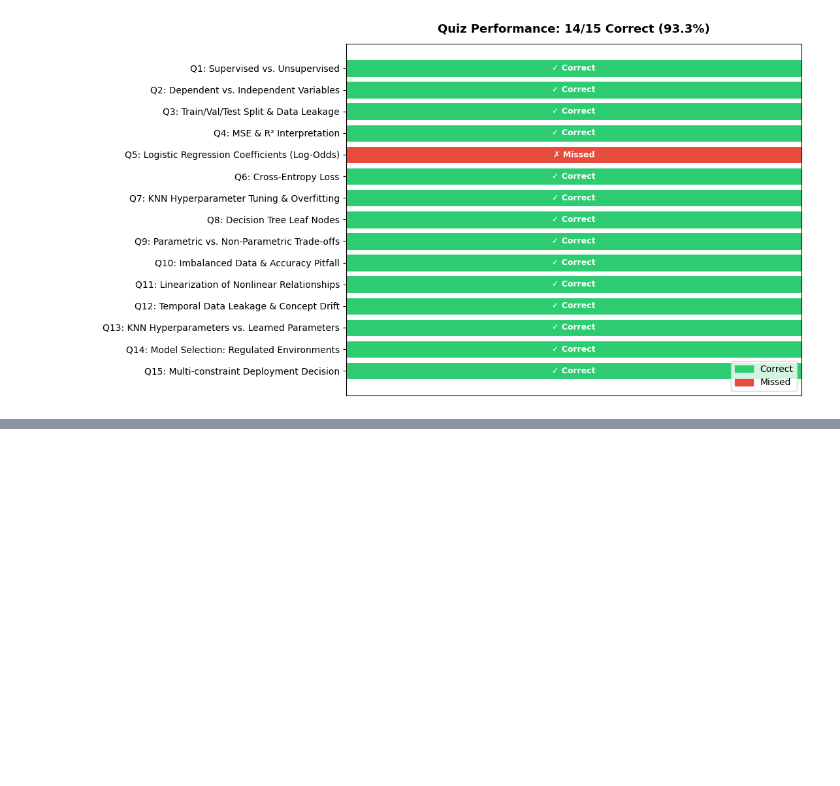
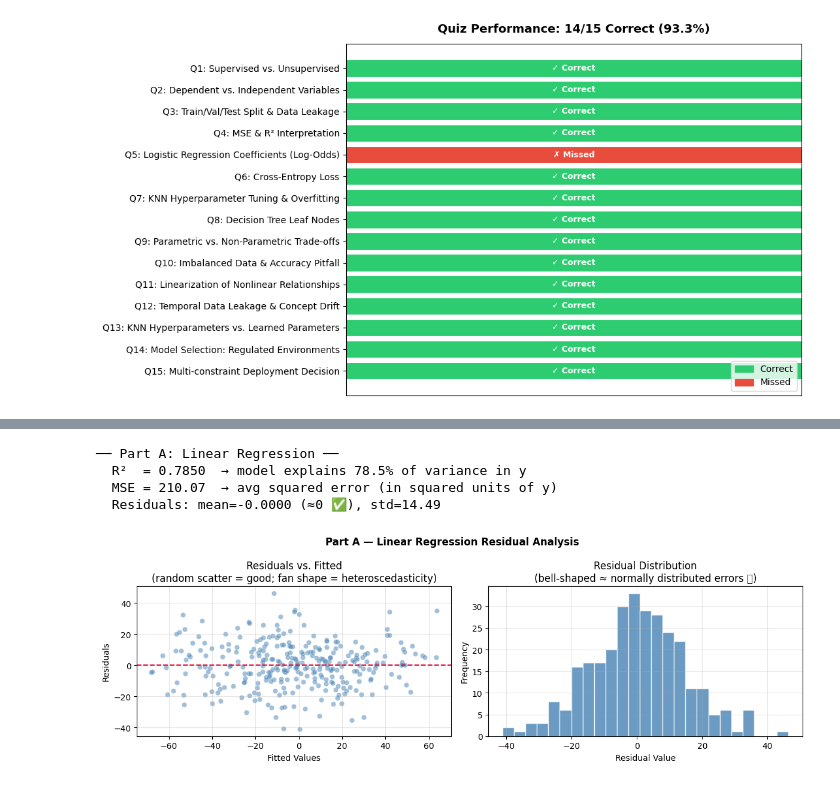
Before and after one commit to caatat741213/ML_Frameworks_JobInterviewGuide_Workshop, a Jupyter notebook: JobInterviewGuide_Workshop_lily.ipynb, the cells around one changed output, grey strips where cells are left out. Cells and saved outputs as stored; diff of their text form; code cells hidden in the pictures; blank space fills up the shorter version.

Commit message:
fix: add score

```diff
--- a/JobInterviewGuide_Workshop_lily.ipynb
+++ b/JobInterviewGuide_Workshop_lily.ipynb
@@ -727,0 +315,75 @@ A: Lower the decision threshold below 0.5. This makes the model more aggressive
+# %%
+# ✅ Exercise 2: Linear Regression Residuals + Logistic Regression Coefficient Interpretation
+import numpy as np
+import pandas as pd
+import matplotlib.pyplot as plt
+from sklearn.datasets import make_regression, make_classification
+from sklearn.linear_model import LinearRegression, LogisticRegression
+from sklearn.metrics import r2_score, mean_squared_error, log_loss
+
+# ── PART A: Linear Regression + Residual Analysis ───────────────────────────
+Xr, yr = make_regression(n_samples=300, n_features=1, noise=15, random_state=7)
+lin     = LinearRegression().fit(Xr, yr)
+yr_pred = lin.predict(Xr)
+residuals = yr - yr_pred
+
+r2  = r2_score(yr, yr_pred)
+mse = mean_squared_error(yr, yr_pred)
+
+print("── Part A: Linear Regression ──")
+print(f"  R²  = {r2:.4f}  → model explains {r2*100:.1f}% of variance in y")
+print(f"  MSE = {mse:.2f}  → avg squared error (in squared units of y)")
+print(f"  Residuals: mean={residuals.mean():.4f} (≈0 ✅), std={residuals.std():.2f}\n")
+
+fig, axes = plt.subplots(1, 2, figsize=(12, 4))
+fig.suptitle('Part A — Linear Regression Residual Analysis', fontweight='bold')
+
+axes[0].scatter(yr_pred, residuals, alpha=0.5, color='steelblue', edgecolors='white', linewidths=0.3)
+axes[0].axhline(0, color='crimson', linewidth=1.5, linestyle='--')
+axes[0].set_xlabel('Fitted Values')
+axes[0].set_ylabel('Residuals')
+axes[0].set_title('Residuals vs. Fitted\n(random scatter = good; fan shape = heteroscedasticity)')
+axes[0].grid(alpha=0.3)
+
+axes[1].hist(residuals, bins=25, color='steelblue', edgecolor='white', alpha=0.8)
+axes[1].set_xlabel('Residual Value')
+axes[1].set_ylabel('Frequency')
+axes[1].set_title('Residual Distribution\n(bell-shaped ≈ normally distributed errors ✅)')
+axes[1].grid(alpha=0.3)
+
+plt.tight_layout()
+plt.show()
+
+# ── PART B: Logistic Regression Coefficient Interpretation ──────────────────
+Xc, yc  = make_classification(n_samples=400, n_features=4, n_informative=3,
+                               n_redundant=0, random_state=3)
+logit   = LogisticRegression(max_iter=1000).fit(Xc, yc)
+proba   = logit.predict_proba(Xc)[:, 1]
+
+print("── Part B: Logistic Regression ──")
+print(f"  Cross-Entropy (log-loss): {log_loss(yc, proba):.4f}")
+print(f"  Intercept β₀:  {logit.intercept_[0]:.4f}  (baseline log-odds when all features = 0)")
+print()
+
+feature_names = [f'feature_{i}' for i in range(Xc.shape[1])]
+coef_df = pd.DataFrame({
+    'Feature':     feature_names,
+    'Coefficient': logit.coef_[0],
+    'Odds Ratio':  np.exp(logit.coef_[0])
+})
+print(coef_df.to_string(index=False))
+print()
+print("💡 Interpretation guide:")
+print("   • Coefficient > 0  → feature pushes TOWARD class 1 (increases log-odds)")
+print("   • Coefficient < 0  → feature pushes AWAY from class 1 (decreases log-odds)")
+print("   • Odds Ratio > 1   → each +1 unit MULTIPLIES the odds by that factor")
+print("   • Odds Ratio < 1   → each +1 unit REDUCES the odds")
+print()
+print("⚠️  KEY REMINDER: Coefficients are in LOG-ODDS space — NOT probability space.")
+print("    The decision threshold (default 0.5) is separate and tunable post-training.")
+# %% [output]
+── Part A: Linear Regression ──
+  R²  = 0.7850  → model explains 78.5% of variance in y
+  MSE = 210.07  → avg squared error (in squared units of y)
+  Residuals: mean=-0.0000 (≈0 ✅), std=14.49
+[figure, added]
```
Also changed, not shown: parts of 49 cells of this notebook.
